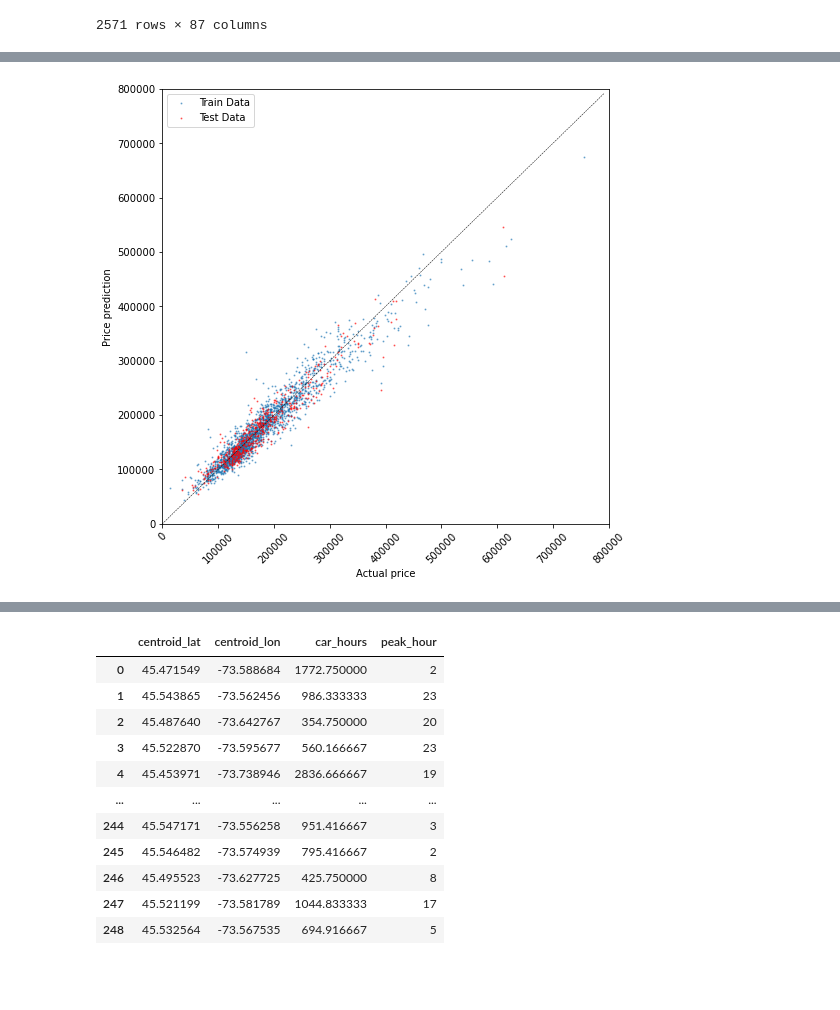
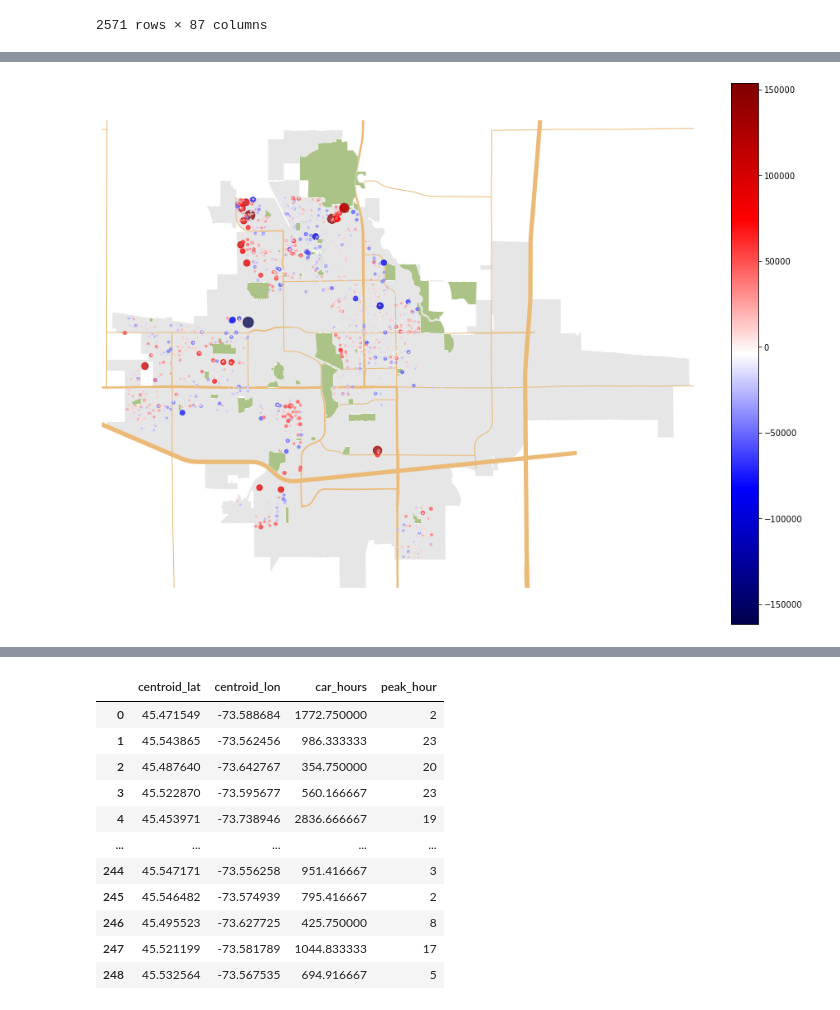
Before and after one commit to AlexGalczak/ML-Ames, a Jupyter notebook: CL/MachineLeaningProj_CL_0523.ipynb, the cells around one changed output, grey strips where cells are left out. Saved outputs shown, nothing was run; the diff lists cells and outputs as text; code cells hidden in the pictures; blank space fills up the shorter version.

```diff
--- a/CL/MachineLeaningProj_CL_0523.ipynb
+++ b/CL/MachineLeaningProj_CL_0523.ipynb
@@ -247,3 +291,26 @@ housing.sort_values('residual')
+# %%
+houses = housing.apply(
+    lambda srs: Point(float(srs['Longitude']), float(srs['Latitude'])),
+    axis='columns'
+)
+housing['pps'] = housing['SalePrice']/housing['GrLivArea']
+houses_geocode = gpd.GeoDataFrame(housing, geometry=houses)
+houses_geocode['absres'] = np.abs(houses_geocode['residual'])
+
+ax = geoplot.polyplot(city, projection=gcrs.AlbersEqualArea(), edgecolor='white', facecolor='#e6e6e6', linewidth=.3, figsize=(16, 12))
+geoplot.polyplot(roads_motor, edgecolor='#ebba76', linewidth=4, ax = ax)
+geoplot.polyplot(roads_primary, edgecolor='#ebba76', linewidth=2.5, ax = ax)
+geoplot.polyplot(roads_secondary, edgecolor='#ebba76', linewidth=1, ax = ax)
+# geoplot.polyplot(roads_tertiary, edgecolor='white', linewidth=1, ax = ax)
+# geoplot.polyplot(roads_residential, edgecolor='white', linewidth=0.25, ax = ax)
+geoplot.pointplot(houses_geocode, hue='residual',cmap = 'seismic', marker = '.', scale='absres', limits=(0, 25), alpha = 0.75, legend=True, ax=ax)
+# geoplot.pointplot(houses_geocode, hue='gaudist_Grand24',cmap = 'cool', marker = '.', s = 5, legend=True, ax=ax)
+# geoplot.pointplot(houses_geocode, hue='MSSubClass',cmap = 'jet', marker = '.', s = 5, legend=True, ax=ax)
+
+geoplot.polyplot(park, projection=gcrs.AlbersEqualArea(), edgecolor='white', facecolor='#acc388', linewidth=.3, ax=ax, extent=( -93.70,41.98, -93.52, 42.08))
+plt.savefig("residuals.svg")
+# %% [output]
+[figure, added]
 # %%
 def abline(slope, intercept, ax):
     axes = plt.gca()
@@ -252,8 +319,8 @@ def abline(slope, intercept, ax):
     ax.plot(x_vals, y_vals, 'k--', linewidth=0.5)
 
 fig, ax = plt.subplots(figsize=(8,8))
-ax.scatter(y_train, np.exp(model.predict(X_train)), alpha = 0.5, s = 1, label='Train Data')
-ax.scatter(y_test, np.exp(model.predict(X_test)), alpha = 0.5, s = 1, color = 'red', label='Test Data')
+ax.scatter(y_train, np.exp(model.predict(X_train)), alpha = 0.5, s = 1, color = 'blue')
+ax.scatter(y_test, np.exp(model.predict(X_test)), alpha = 0.5, s = 1, color = 'blue')
 abline(1,0,ax)
 plt.xlim([0, 800000])
 plt.ylim([0, 800000])
@@ -265,5 +332,3 @@ leg = ax.legend()
 plt.show()
 
 fig.savefig("predictresult.svg")
-# %% [output]
-[figure, removed]
```
Also changed, not shown: parts of 6 cells of this notebook, 15 other files.
